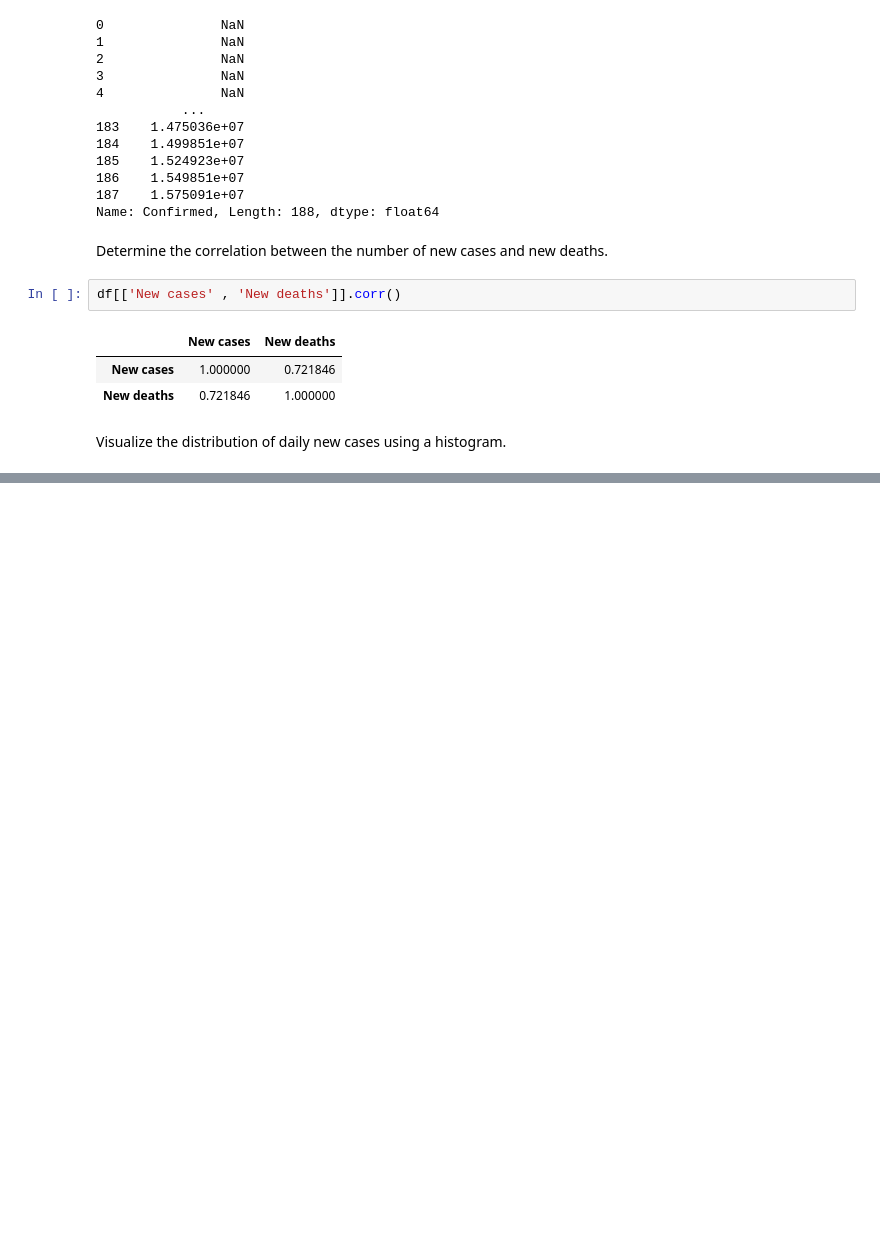
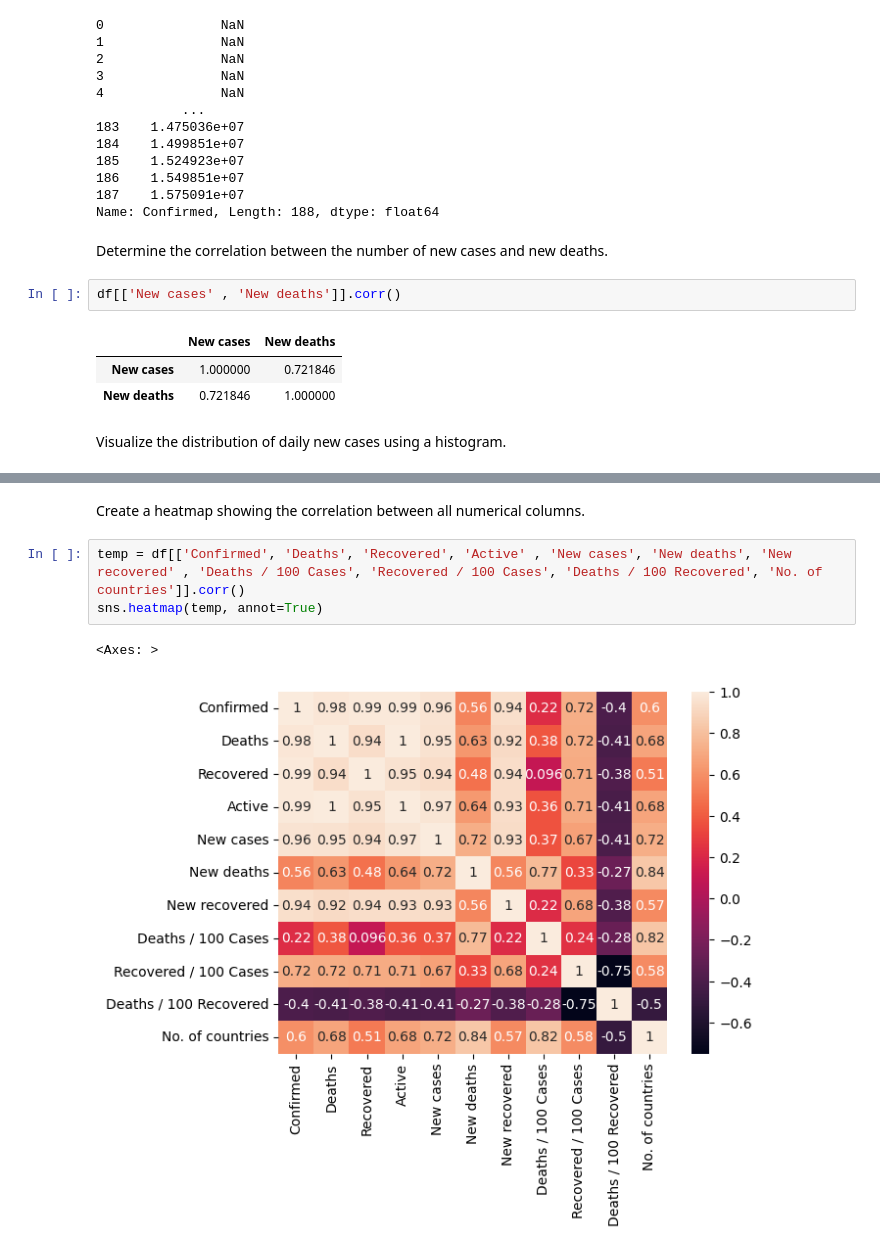
Before and after one commit to akxiit/Normal-Data-Visulization, a Jupyter notebook: notebooks/Covid-19/Day-wise.ipynb, the cells around one changed output, grey strips where cells are left out. Saved outputs shown, nothing was run; the diff lists cells and outputs as text; blank space fills up the shorter version.

```diff
--- a/notebooks/Covid-19/Day-wise.ipynb
+++ b/notebooks/Covid-19/Day-wise.ipynb
@@ -55,0 +64,8 @@ Visualize the distribution of daily new cases using a histogram.
+# %% [markdown]
+Create a heatmap showing the correlation between all numerical columns.
+# %%
+temp = df[['Confirmed', 'Deaths', 'Recovered', 'Active' , 'New cases', 'New deaths', 'New recovered' , 'Deaths / 100 Cases', 'Recovered / 100 Cases', 'Deaths / 100 Recovered', 'No. of countries']].corr()
+sns.heatmap(temp, annot=True)
+# %% [output]
+<Axes: >
+[figure, added]
```
Also changed, not shown: parts of 1 cell of this notebook.
